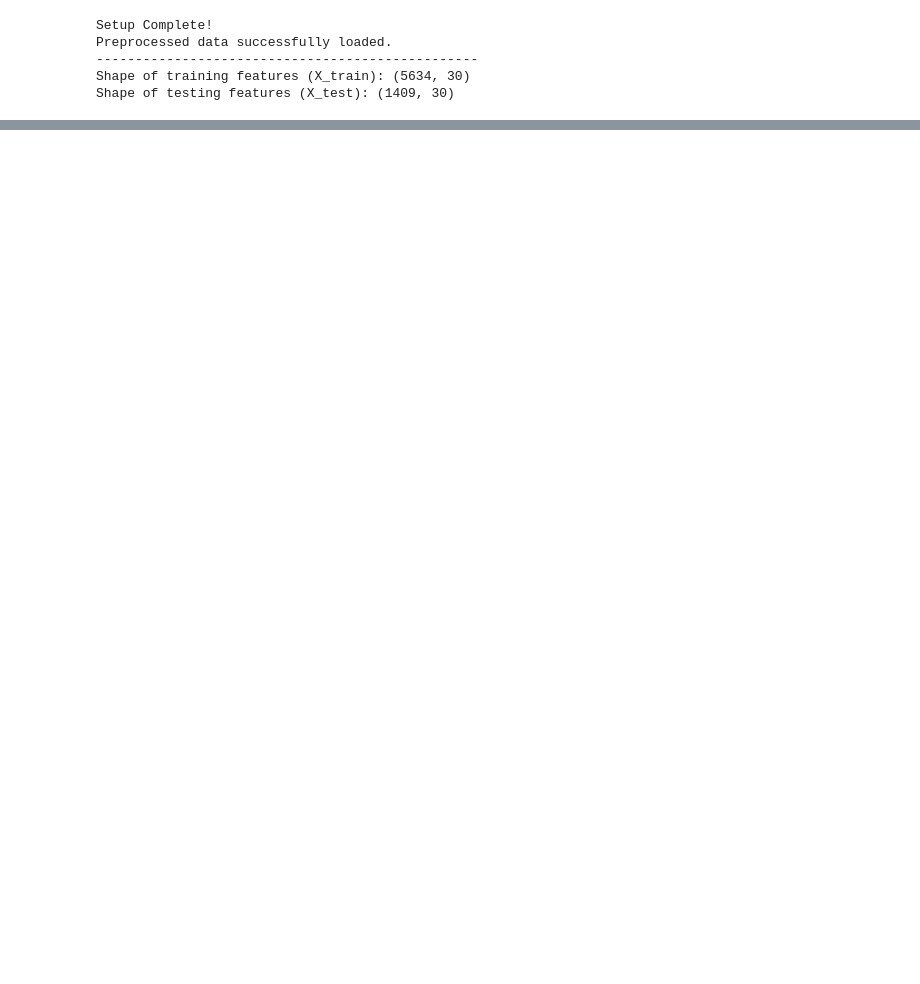
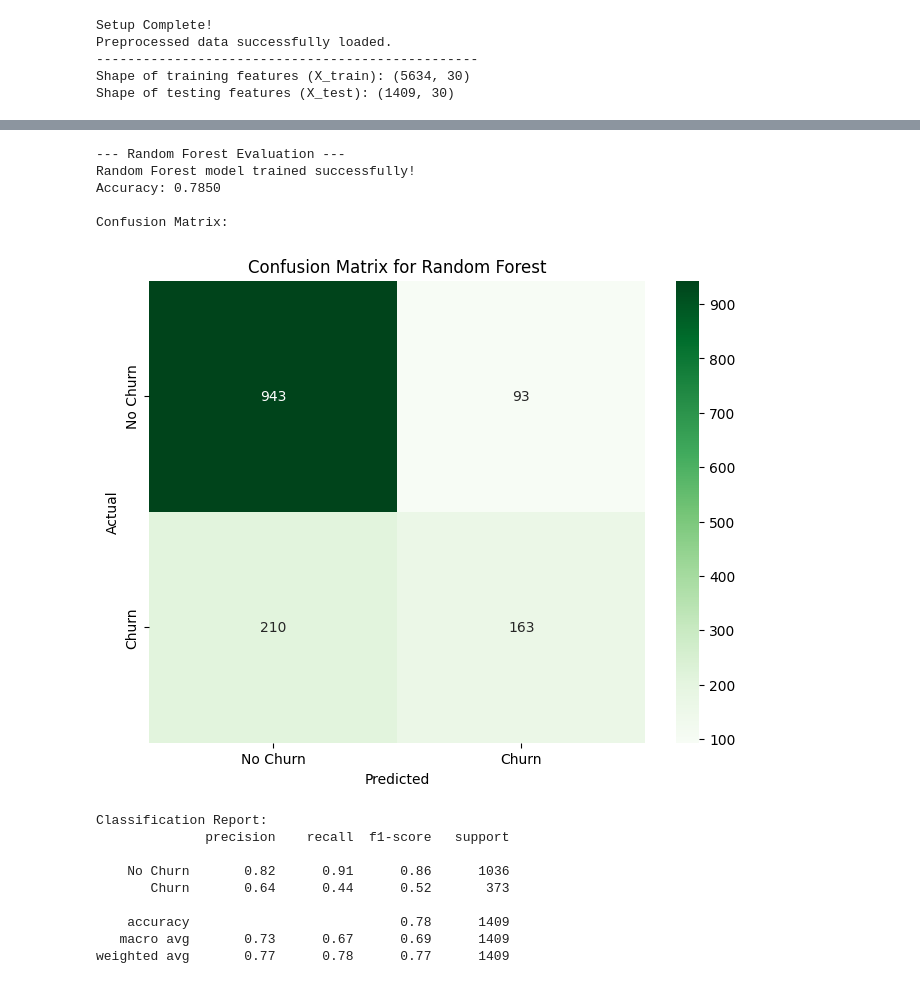
Before and after one commit to LostSamuraii/customer-churn-predictor, a Jupyter notebook: 02_Model_Training.ipynb, the cells around one changed output, grey strips where cells are left out. Cells and saved outputs as stored; diff of their text form; code cells hidden in the pictures; blank space fills up the shorter version.

```diff
--- a/02_Model_Training.ipynb
+++ b/02_Model_Training.ipynb
@@ -39,0 +126,61 @@ Shape of testing features (X_test): (1409, 30)
+# %%
+# --- 6. TRAIN AND EVALUATE A RANDOM FOREST MODEL ---
+
+# Import the model
+from sklearn.ensemble import RandomForestClassifier
+
+print("\n\n--- Random Forest Evaluation ---")
+
+# Step 1: Create and Train the model
+# ------------------------------------
+# n_estimators is the number of trees in the forest.
+rf = RandomForestClassifier(n_estimators=100, random_state=42)
+
+# Train the model on the ORIGINAL (unscaled) training data
+rf.fit(X_train, y_train)
+print("Random Forest model trained successfully!")
+
+
+# Step 2: Make predictions on the test data
+# -------------------------------------------
+y_pred_rf = rf.predict(X_test)
+
+
+# Step 3: Evaluate the model
+# ----------------------------
+# Accuracy
+accuracy_rf = accuracy_score(y_test, y_pred_rf)
+print(f"Accuracy: {accuracy_rf:.4f}")
+
+# Confusion Matrix
+print("\nConfusion Matrix:")
+cm_rf = confusion_matrix(y_test, y_pred_rf)
+plt.figure(figsize=(8, 6))
+sns.heatmap(cm_rf, annot=True, fmt='d', cmap='Greens',
+            xticklabels=['No Churn', 'Churn'],
+            yticklabels=['No Churn', 'Churn'])
+plt.xlabel('Predicted')
+plt.ylabel('Actual')
+plt.title('Confusion Matrix for Random Forest')
+plt.show()
+
+# Classification Report
+print("\nClassification Report:")
+report_rf = classification_report(y_test, y_pred_rf, target_names=['No Churn', 'Churn'])
+print(report_rf)
+# %% [output]
+--- Random Forest Evaluation ---
+Random Forest model trained successfully!
+Accuracy: 0.7850
+
+Confusion Matrix:
+[figure, added]
+Classification Report:
+              precision    recall  f1-score   support
+
+    No Churn       0.82      0.91      0.86      1036
+       Churn       0.64      0.44      0.52       373
+
+    accuracy                           0.78      1409
+   macro avg       0.73      0.67      0.69      1409
+weighted avg       0.77      0.78      0.77      1409
```
Also changed, not shown: parts of 6 cells of this notebook, 1 other file.
